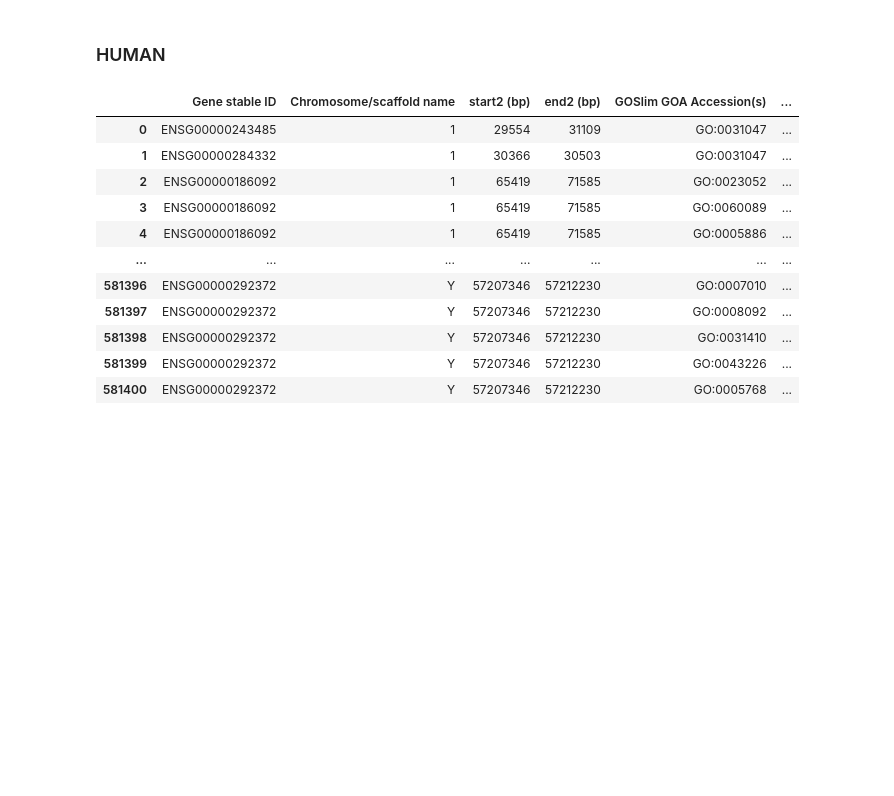
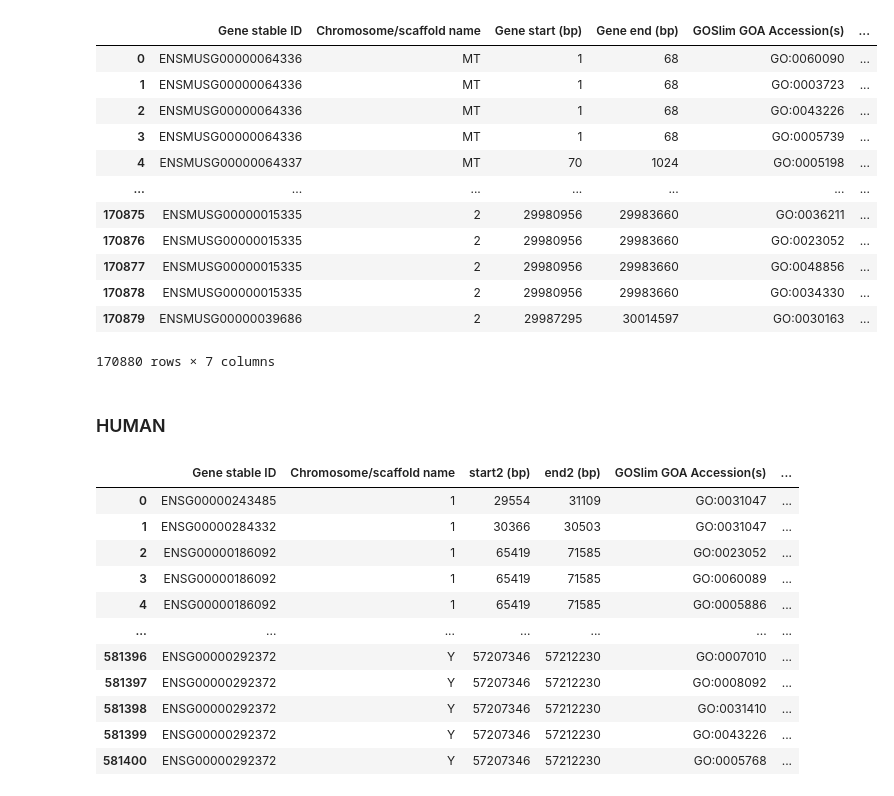
Before and after one commit to yonezawa-sora/pycircos_comaparative_species, a Jupyter notebook: data_preprocessing/1_GOSlim_add_domain.ipynb, the cells around one changed output. Saved outputs shown, nothing was run; the diff lists cells and outputs as text; code cells hidden in the pictures; blank space fills up the shorter version.

```diff
--- a/data_preprocessing/1_GOSlim_add_domain.ipynb
+++ b/data_preprocessing/1_GOSlim_add_domain.ipynb
@@ -7,7 +13,7 @@ import os
 def get_domain(accession):
     requestURL = f"https://www.ebi.ac.uk/QuickGO/services/ontology/go/search?query={accession}&limit=1&page=1"
     try:
-        r = requests.get(requestURL, headers={"Accept": "application/json"}, timeout=10)
+        r = requests.get(requestURL, headers={"Accept": "application/json"}, timeout=30)
         r.raise_for_status()
     except requests.exceptions.RequestException as e:
         print(f"API request error: {e}")
@@ -16,0 +43,4 @@ def get_domain(accession):
+# %%
+unique_goslim_terms_mouse = ensembl_goslim_mouse_unique['GOSlim GOA Accession(s)'].unique()
+mouse_goslim_df = pd.DataFrame(unique_goslim_terms_mouse, columns=['GOSlim GOA Accession(s)'])
+display(mouse_goslim_df)
@@ -16,0 +61,5 @@ def get_domain(accession):
+# %%
+mouse_goslim_df["GOSlim_domain"] = mouse_goslim_df["GOSlim GOA Accession(s)"].apply(get_domain)
+time.sleep(10)
+
+display(mouse_goslim_df)
@@ -17,3 +80,26 @@ def get_domain(accession):
+# %%
+mouse_merged_goslim_domain = pd.merge(
+    ensembl_goslim_mouse_unique,
+    mouse_goslim_df,
+    how='left',
+    on='GOSlim GOA Accession(s)'
+)
+
+display(mouse_merged_goslim_domain)
+# %% [output]
+|  | Gene stable ID | Chromosome/scaffold name | Gene start (bp) | Gene end (bp) | GOSlim GOA Accession(s) | ... |
+| 0 | ENSMUSG00000064336 | MT | 1 | 68 | GO:0060090 | ... |
+| 1 | ENSMUSG00000064336 | MT | 1 | 68 | GO:0003723 | ... |
+| 2 | ENSMUSG00000064336 | MT | 1 | 68 | GO:0043226 | ... |
+| 3 | ENSMUSG00000064336 | MT | 1 | 68 | GO:0005739 | ... |
+| 4 | ENSMUSG00000064337 | MT | 70 | 1024 | GO:0005198 | ... |
+| ... | ... | ... | ... | ... | ... | ... |
+| 170875 | ENSMUSG00000015335 | 2 | 29980956 | 29983660 | GO:0036211 | ... |
+| 170876 | ENSMUSG00000015335 | 2 | 29980956 | 29983660 | GO:0023052 | ... |
+| 170877 | ENSMUSG00000015335 | 2 | 29980956 | 29983660 | GO:0048856 | ... |
+| 170878 | ENSMUSG00000015335 | 2 | 29980956 | 29983660 | GO:0034330 | ... |
+| 170879 | ENSMUSG00000039686 | 2 | 29987295 | 30014597 | GO:0030163 | ... |
+170880 rows × 7 columns
 # %% [markdown]
 ### HUMAN
 # %%
```
Also changed, not shown: parts of 8 cells of this notebook, 5 other files.
